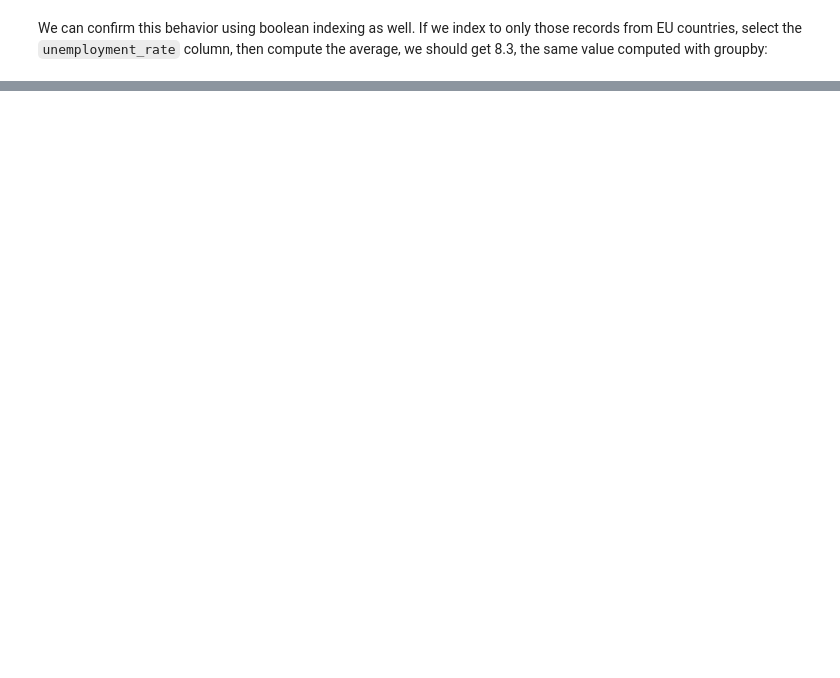
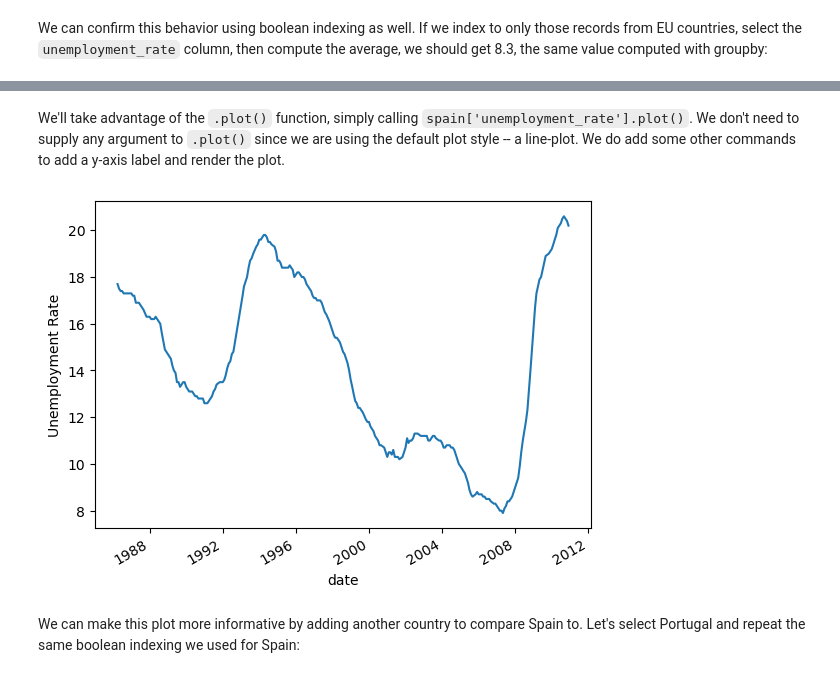
Before and after one commit to dlab-berkeley/Python-Data-Wrangling, a Jupyter notebook: lessons/02_python_data_wrangling.ipynb, the cells around one changed output, grey strips where cells are left out. Saved outputs shown, nothing was run; the diff lists cells and outputs as text; code cells hidden in the pictures; blank space fills up the shorter version.

```diff
--- a/lessons/02_python_data_wrangling.ipynb
+++ b/lessons/02_python_data_wrangling.ipynb
@@ -523,0 +347,3 @@ Note that there are some dates for which we lack data on Spain's unemployment ra
+# %%
+spain = unemployment_merged.loc[unemployment_merged['name_en'] == 'Spain', :]
+spain.head()
@@ -523,0 +376,13 @@ Note that there are some dates for which we lack data on Spain's unemployment ra
+# %% [markdown]
+We'll take advantage of the `.plot()` function, simply calling `spain['unemployment_rate'].plot()`. We don't need to supply any argument to `.plot()` since we are using the default plot style -- a line-plot. We do add some other commands to add a y-axis label and render the plot.
+# %%
+# Plot the data using .plot()
+spain['unemployment_rate'].plot()
+# Add a y-axis label
+plt.ylabel("Unemployment Rate")
+# Use plt.show() to render only the image
+plt.show()
+# %% [output]
+[figure, added]
+# %% [markdown]
+We can make this plot more informative by adding another country to compare Spain to. Let's select Portugal and repeat the same boolean indexing we used for Spain:
```
Also changed, not shown: parts of 154 cells of this notebook, 23 other files.
